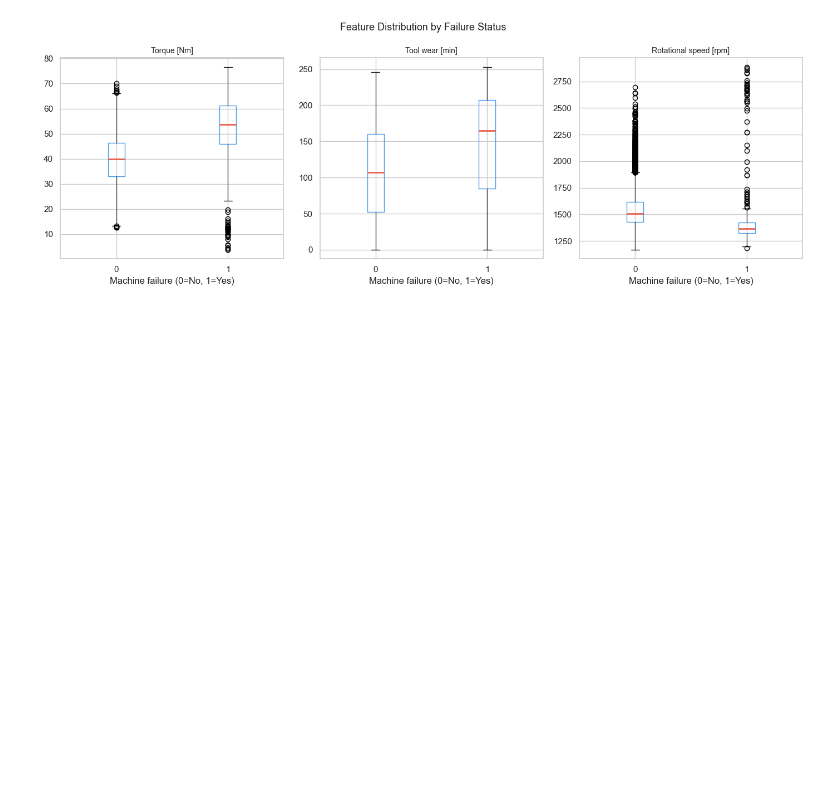
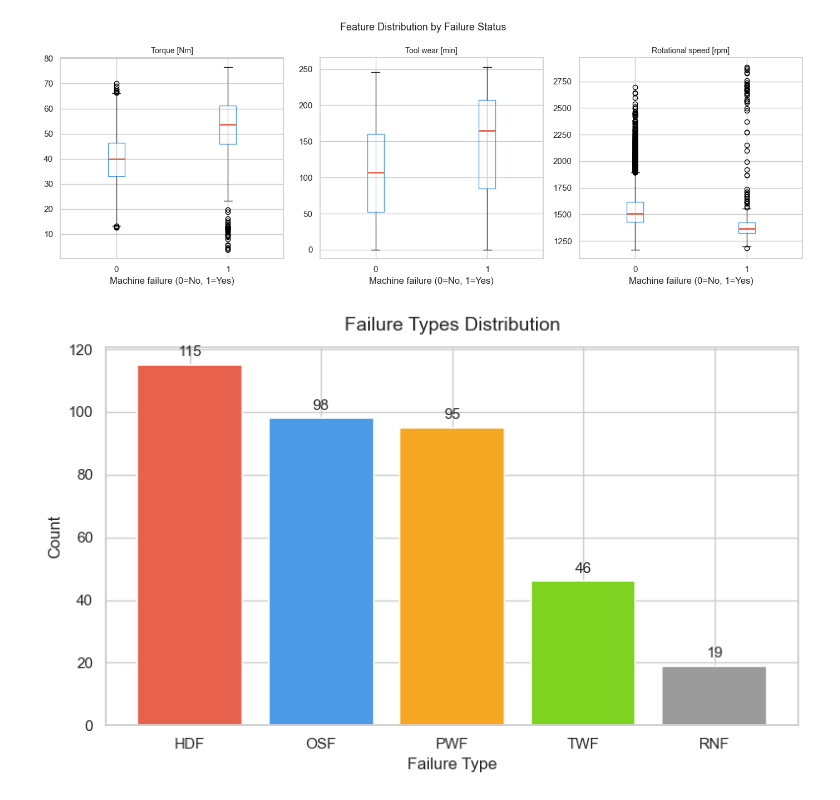
Before and after one commit to Swayam085/predictive-maintenance, a Jupyter notebook: notebooks/01_eda.ipynb, the cells around one changed output. Cells and saved outputs as stored; diff of their text form; code cells hidden in the pictures; blank space fills up the shorter version.

Commit message:
feat(viz): add deeper EDA plots -failure types,temperature adn speed analysis

```diff
--- a/notebooks/01_eda.ipynb
+++ b/notebooks/01_eda.ipynb
@@ -111,3 +111,21 @@ plt.savefig('../reports/figures/04_features_by_failure.png', dpi=150, bbox_inche
 plt.show()
 # %% [output]
 [figure]
+# %%
+# Failure types breakdown
+failure_cols = ['TWF', 'HDF', 'PWF', 'OSF', 'RNF']
+failure_counts = df[failure_cols].sum().sort_values(ascending=False)
+
+fig, ax = plt.subplots(figsize=(8, 5))
+bars = ax.bar(failure_counts.index, failure_counts.values,
+              color=['#E8614C', '#4C9BE8', '#F5A623', '#7ED321', '#9B9B9B'],
+              edgecolor='white', linewidth=1.2)
+ax.bar_label(bars, fmt='%d', padding=4, fontsize=11)
+ax.set_title('Failure Types Distribution', fontsize=14, pad=12)
+ax.set_xlabel('Failure Type')
+ax.set_ylabel('Count')
+plt.tight_layout()
+plt.savefig('../reports/figures/05_failure_types.png', dpi=150, bbox_inches='tight')
+plt.show()
+# %% [output]
+[figure, added]
```
Also changed, not shown: parts of 4 cells of this notebook, 5 other files.
